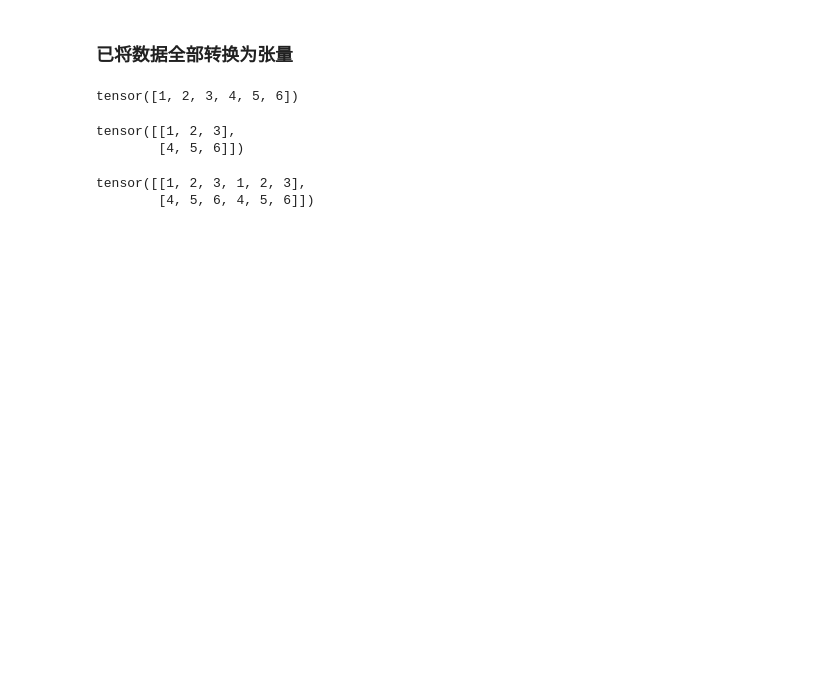
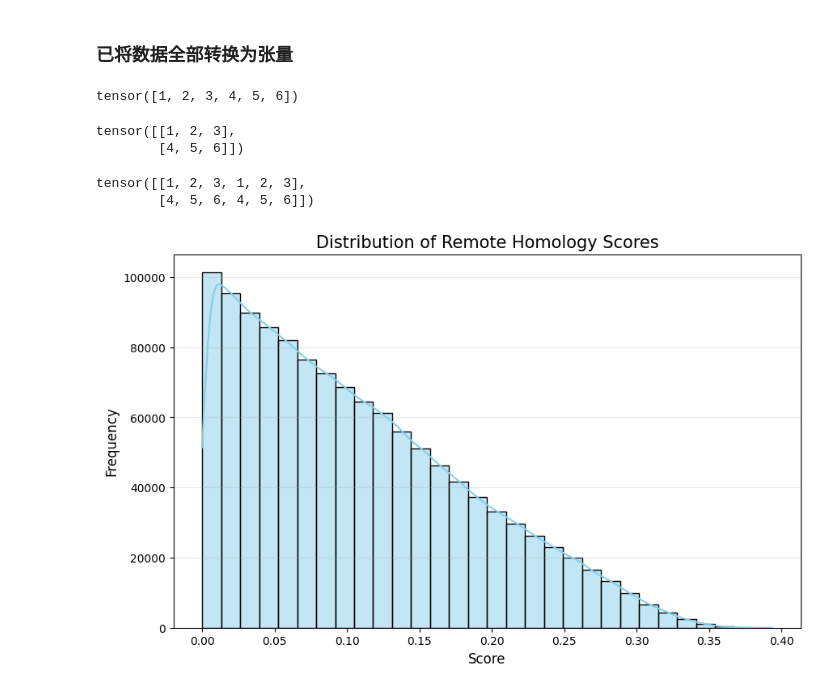
Before and after one commit to LiuBurger/bioinfo, a Jupyter notebook: project/feature engineering.ipynb, the cells around one changed output. Cells and saved outputs as stored; diff of their text form; code cells hidden in the pictures; blank space fills up the shorter version.

```diff
--- a/project/feature engineering.ipynb
+++ b/project/feature engineering.ipynb
@@ -95,3 +101,29 @@ print(e)
 # %% [output]
 tensor([[1, 2, 3, 1, 2, 3],
         [4, 5, 6, 4, 5, 6]])
+# %%
+import pandas as pd
+
+
+df = pd.read_csv('./data/tmalign.out', names=['name1', 'name2', 'tmscore', 'seqid'], delimiter='\t')
+df['name1'] = df['name1'].str.split('/').str[-1].str.removesuffix('.pdb')
+df['name2'] = df['name2'].str.split('/').str[-1].str.removesuffix('.pdb')
+df['remote_homo_score'] = df['tmscore'] - 0.6 + min(0.4 - df['seqid'])
+# %%
+import matplotlib.pyplot as plt
+import seaborn as sns
+
+
+plt.figure(figsize=(10, 6))
+sns.histplot(df['remote_homo_score'], kde=True, color='skyblue', bins=30)
+
+# 添加装饰
+plt.title('Distribution of Remote Homology Scores', fontsize=15)
+plt.xlabel('Score', fontsize=12)
+plt.ylabel('Frequency', fontsize=12)
+plt.grid(axis='y', alpha=0.3)
+
+# 显示图表
+plt.show()
+# %% [output]
+[figure, added]
```
Also changed, not shown: parts of 2 cells of this notebook, 5 other files.
